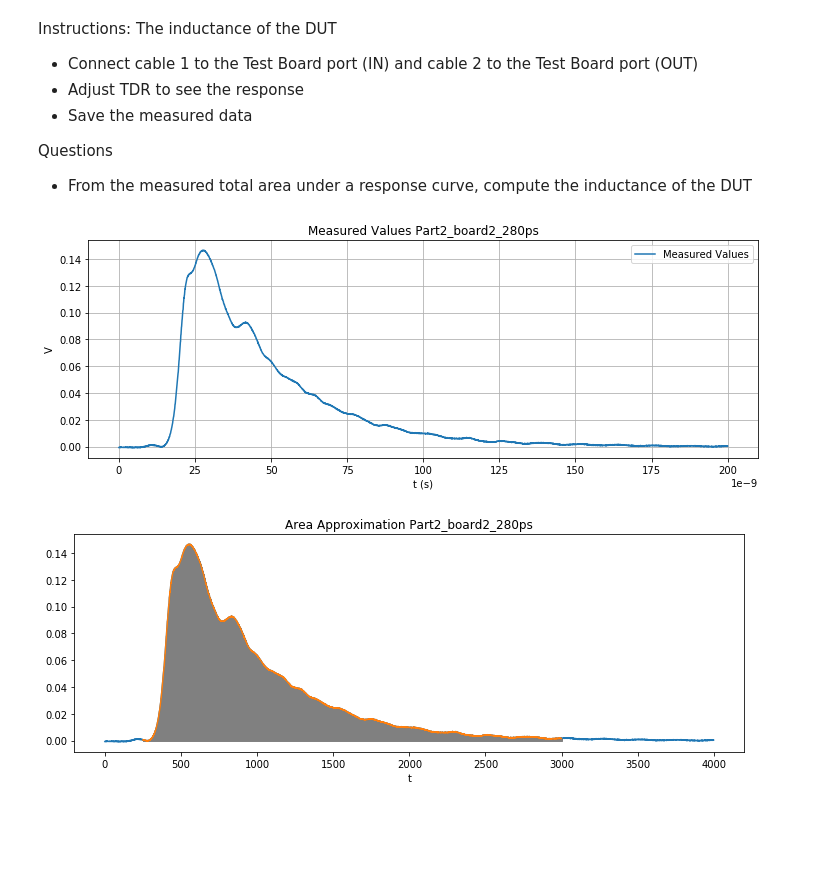
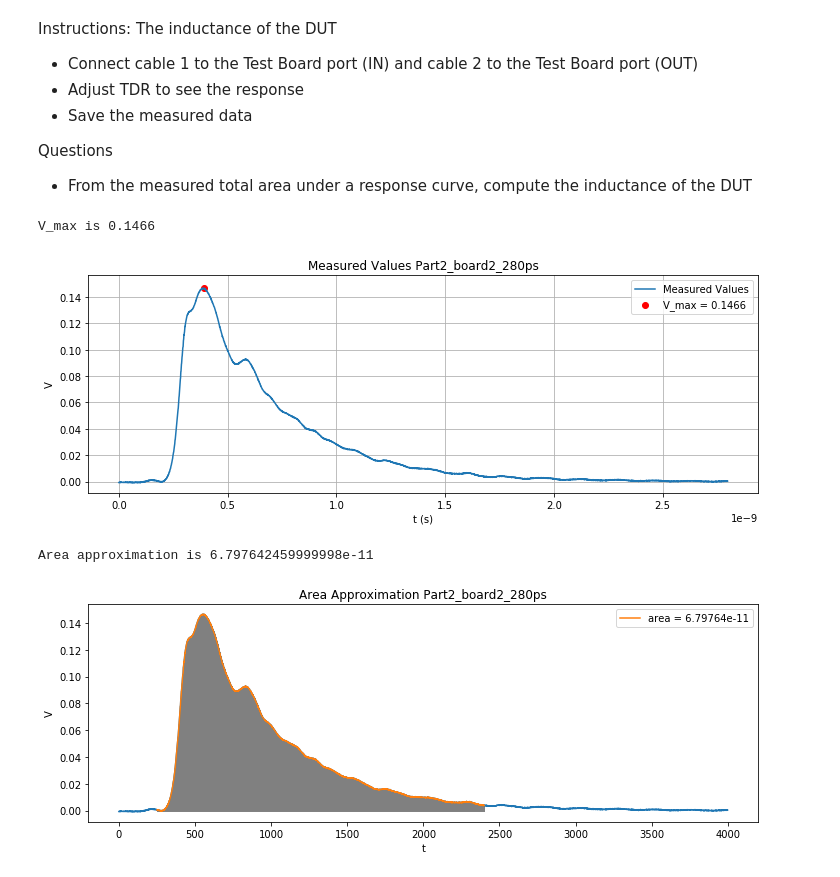
Before and after one commit to kegedy/UWEE572, a Jupyter notebook: labs/lab01/lab01.ipynb, the cells around one changed output. Drawn from its saved outputs; the diff is of its cells as text; code cells hidden in the pictures; blank space fills up the shorter version.

```diff
--- a/labs/lab01/lab01.ipynb
+++ b/labs/lab01/lab01.ipynb
@@ -576,15 +711,22 @@ Instructions: The inductance of the DUT
 
 Questions
 - From the measured total area under a response curve, compute the inductance of the DUT
+# %%
+V0 = max(Part2_board2_280ps)[0]
+x0 = np.argmax(Part2_board2_280ps)
+
+print(f'V_max is {round(V0,4)}')
+# %% [output]
+V_max is 0.1466
 # %%
 # Measured Values: Part2_board2_280ps
 #
 fig,ax = plt.subplots(figsize=(12,4))
-x = np.linspace(0,200*10**(-9),len(Part1_unknown3_1ns))
-res = 0.05*10**(-9)
+x,res = np.linspace(0,2.8*10**(-9),len(Part2_board2_280ps),endpoint=False,retstep=True)
 
 # Plot
 ax.plot(x,Part2_board2_280ps,label='Measured Values')
+ax.scatter(x0*res,V0,color='red',label=f'V_max = {round(V0,4)}')
 
 # Labels
 ax.ticklabel_format(axis='x',style='sci', scilimits=(-9,-9))
@@ -594,30 +736,55 @@ ax.set_ylabel('V')
 plt.grid(True)
 plt.legend();
 # %% [output]
-[figure, old version]
+[figure, new version]
+# %%
+# Area Approximation Part2_board2_280ps Calculation
+#
+def approx(f,a,b,n,res):
+    '''
+    Returns the integral approximation of f(x)dx from a to b
+    f : continuous waveform
+    a : starting point
+    b : ending point
+    '''
+    apprx = 0
+    dxs,width = np.linspace(a,b,n,endpoint=False,retstep=True)
+    for dx in dxs:
+        dx = int(dx)
+        midpoint = (f[dx]+f[dx+1])/2 # Use the midpoint approximation
+        apprx += width*midpoint # width is 1 nanosecond
+    return apprx[0]*res
+
+# Define range and function
+a = 250
+b = 2400
+n = b-a
+f = Part2_board2_280ps
+x,res = np.linspace(0,2.8*10**(-9),len(Part2_board2_280ps),endpoint=False,retstep=True)
+A = approx(f,a,b,n,res)
+
+print(f'Area approximation is {A}')
+# %% [output]
+Area approximation is 6.797642459999998e-11
 # %%
 # Area Approximation Part2_board2_280ps Plot
-
-# Define range and function
-a = 250
-b = 3000
-n = b-a
-f = Part2_board2_280ps
-
+#
 dxs,width = np.linspace(a,b,n,endpoint=False,retstep=True)
 
 # plot
 fig,ax = plt.subplots(figsize=(12,4))
 for dx in dxs:
     dx = int(dx)
     midpoint = (f[dx]+f[dx+1])/2
     rect = pch.Rectangle((dx,0),width,midpoint[0],facecolor='#D3D3D3',edgecolor='grey')
     ax.add_artist(rect)
 ax.plot(f)
-ax.plot(dxs,f[a:b])
+ax.plot(dxs,f[a:b],label=f'area = {round(A,16)}')
 
 # labels
-plt.xlabel('t')
-plt.title('Area Approximation Part2_board2_280ps');
+ax.set_xlabel('t')
+ax.set_ylabel('V')
+ax.set_title('Area Approximation Part2_board2_280ps')
+plt.legend();
 # %% [output]
-[figure, old version]
+[figure, new version]
```
Also changed, not shown: parts of 43 cells of this notebook, 1 other file.
